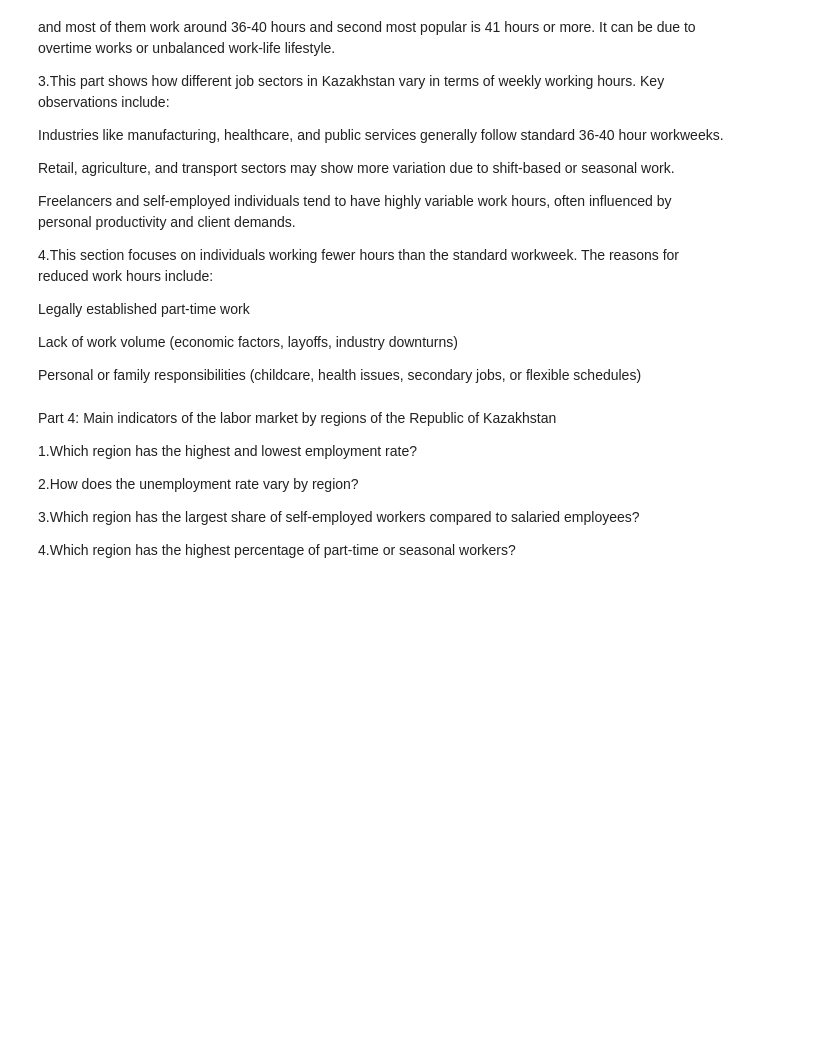
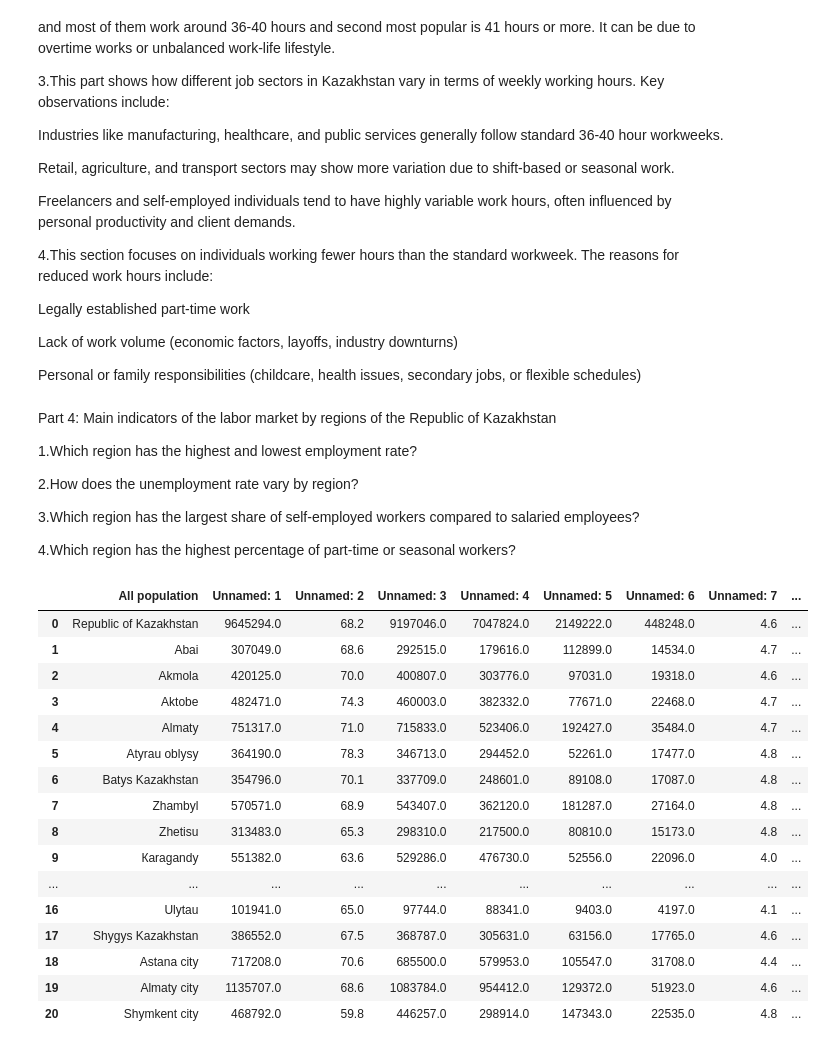
Before and after one commit to bochida/Economic-and-Employment-analysis-of-2024, a Jupyter notebook: python_analysis.ipynb, the cells around one changed output. Saved outputs shown, nothing was run; the diff lists cells and outputs as text; code cells hidden in the pictures; blank space fills up the shorter version.

```diff
--- a/python_analysis.ipynb
+++ b/python_analysis.ipynb
@@ -623,3 +623,26 @@ Part 4: Main indicators of the labor market by regions of the Republic of Kazakh
 
 
 4.Which region has the highest percentage of part-time or seasonal workers?
+# %%
+file_path = "main_dataset_q4.xls"
+df_71 = pd.read_excel(file_path, sheet_name='7.1', skiprows=4)
+
+df_71.head(21)
+# %% [output]
+|  | All population | Unnamed: 1 | Unnamed: 2 | Unnamed: 3 | Unnamed: 4 | Unnamed: 5 | Unnamed: 6 | Unnamed: 7 | ... |
+| 0 | Republic of Kazakhstan | 9645294.0 | 68.2 | 9197046.0 | 7047824.0 | 2149222.0 | 448248.0 | 4.6 | ... |
+| 1 | Abai | 307049.0 | 68.6 | 292515.0 | 179616.0 | 112899.0 | 14534.0 | 4.7 | ... |
+| 2 | Akmola | 420125.0 | 70.0 | 400807.0 | 303776.0 | 97031.0 | 19318.0 | 4.6 | ... |
+| 3 | Аktobе | 482471.0 | 74.3 | 460003.0 | 382332.0 | 77671.0 | 22468.0 | 4.7 | ... |
+| 4 | Аlmaty | 751317.0 | 71.0 | 715833.0 | 523406.0 | 192427.0 | 35484.0 | 4.7 | ... |
+| 5 | Аtyrau oblysy | 364190.0 | 78.3 | 346713.0 | 294452.0 | 52261.0 | 17477.0 | 4.8 | ... |
+| 6 | Batys Kazakhstan | 354796.0 | 70.1 | 337709.0 | 248601.0 | 89108.0 | 17087.0 | 4.8 | ... |
+| 7 | Zhambyl | 570571.0 | 68.9 | 543407.0 | 362120.0 | 181287.0 | 27164.0 | 4.8 | ... |
+| 8 | Zhetisu | 313483.0 | 65.3 | 298310.0 | 217500.0 | 80810.0 | 15173.0 | 4.8 | ... |
+| 9 | Кaragandy | 551382.0 | 63.6 | 529286.0 | 476730.0 | 52556.0 | 22096.0 | 4.0 | ... |
+| ... | ... | ... | ... | ... | ... | ... | ... | ... | ... |
+| 16 | Ulytau | 101941.0 | 65.0 | 97744.0 | 88341.0 | 9403.0 | 4197.0 | 4.1 | ... |
+| 17 | Shygys Kazakhstan | 386552.0 | 67.5 | 368787.0 | 305631.0 | 63156.0 | 17765.0 | 4.6 | ... |
+| 18 | Astana city | 717208.0 | 70.6 | 685500.0 | 579953.0 | 105547.0 | 31708.0 | 4.4 | ... |
+| 19 | Almaty city | 1135707.0 | 68.6 | 1083784.0 | 954412.0 | 129372.0 | 51923.0 | 4.6 | ... |
+| 20 | Shymkent city | 468792.0 | 59.8 | 446257.0 | 298914.0 | 147343.0 | 22535.0 | 4.8 | ... |
```
